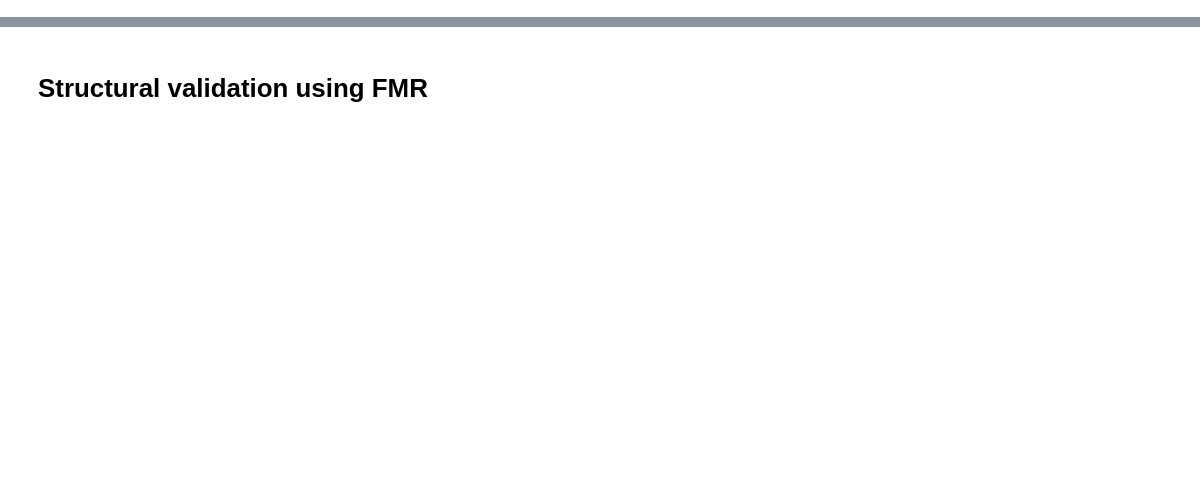
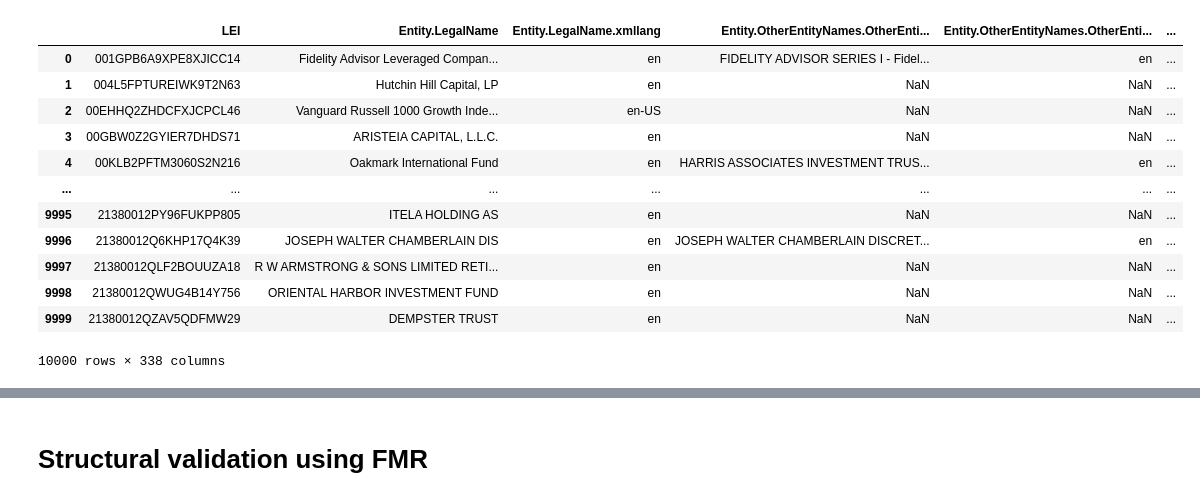
Before and after one commit to Meaningful-Data/intro_pysdmx_webinar, a Jupyter notebook: webinarDataProducersNoText.ipynb, the cells around one changed output, grey strips where cells are left out. Saved outputs shown, nothing was run; the diff lists cells and outputs as text; code cells hidden in the pictures; blank space fills up the shorter version.

```diff
--- a/webinarDataProducersNoText.ipynb
+++ b/webinarDataProducersNoText.ipynb
@@ -13,12 +13,27 @@
 # %%
 #2. Read the downloaded data with Pandas
 import pandas as pd
+pd.set_option('display.max_rows', 10)
 
 file_name = '20250125-1600-gleif-goldencopy-lei2-golden-copy.csv'
 
 # We will read only the first 10000 rows as a sample
 data = pd.read_csv('data_files/' + file_name, dtype=str, nrows=10000)
 display(data)
+# %% [output]
+|  | LEI | Entity.LegalName | Entity.LegalName.xmllang | Entity.OtherEntityNames.OtherEnti... | Entity.OtherEntityNames.OtherEnti... | ... |
+| 0 | 001GPB6A9XPE8XJICC14 | Fidelity Advisor Leveraged Compan... | en | FIDELITY ADVISOR SERIES I - Fidel... | en | ... |
+| 1 | 004L5FPTUREIWK9T2N63 | Hutchin Hill Capital, LP | en | NaN | NaN | ... |
+| 2 | 00EHHQ2ZHDCFXJCPCL46 | Vanguard Russell 1000 Growth Inde... | en-US | NaN | NaN | ... |
+| 3 | 00GBW0Z2GYIER7DHDS71 | ARISTEIA CAPITAL, L.L.C. | en | NaN | NaN | ... |
+| 4 | 00KLB2PFTM3060S2N216 | Oakmark International Fund | en | HARRIS ASSOCIATES INVESTMENT TRUS... | en | ... |
+| ... | ... | ... | ... | ... | ... | ... |
+| 9995 | 21380012PY96FUKPP805 | ITELA HOLDING AS | en | NaN | NaN | ... |
+| 9996 | 21380012Q6KHP17Q4K39 | JOSEPH WALTER CHAMBERLAIN DIS | en | JOSEPH WALTER CHAMBERLAIN DISCRET... | en | ... |
+| 9997 | 21380012QLF2BOUUZA18 | R W ARMSTRONG & SONS LIMITED RETI... | en | NaN | NaN | ... |
+| 9998 | 21380012QWUG4B14Y756 | ORIENTAL HARBOR INVESTMENT FUND | en | NaN | NaN | ... |
+| 9999 | 21380012QZAV5QDFMW29 | DEMPSTER TRUST | en | NaN | NaN | ... |
+10000 rows × 338 columns
 # %%
 #3. Drop the columns not used in the DSD and rename the existing ones
 
```
Also changed, not shown: parts of 11 cells of this notebook.
